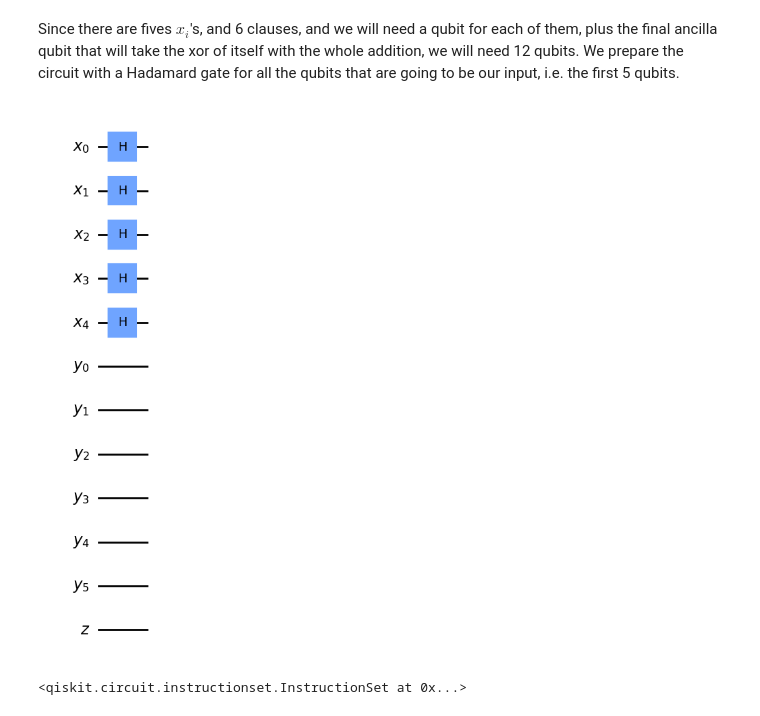
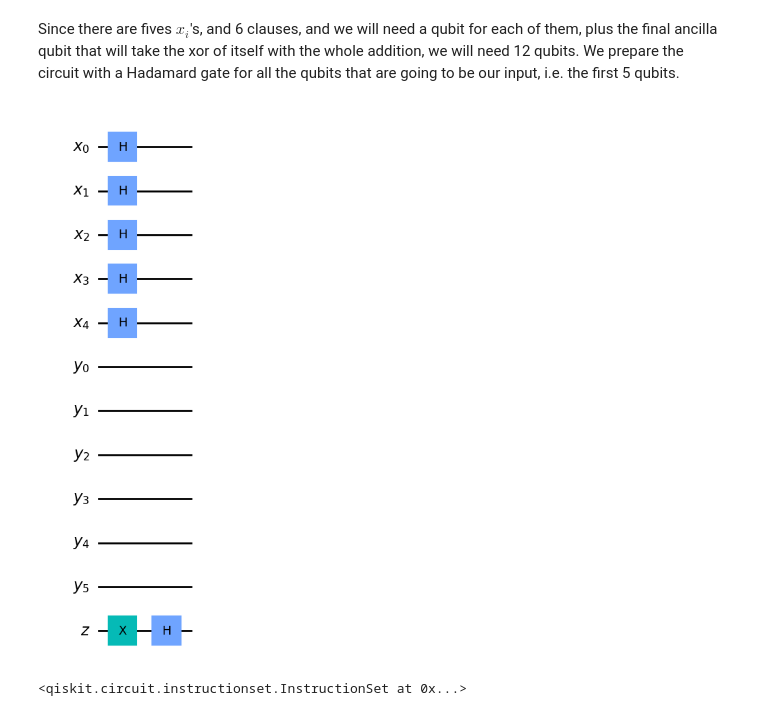
Before and after one commit to justadude12/QCProj2024, a Jupyter notebook: proj.ipynb, the cells around one changed output. Cells and saved outputs as stored; diff of their text form; code cells hidden in the pictures.

```diff
--- a/proj.ipynb
+++ b/proj.ipynb
@@ -12,20 +14,22 @@ Since there are fives $x_i$'s, and 6 clauses, and we will need a qubit for each
 # %%
 from qiskit import QuantumRegister, ClassicalRegister, QuantumCircuit
 from numpy import pi
 
 qreg_x = QuantumRegister(5, 'x')
 qreg_y = QuantumRegister(6, 'y')
 qreg_z = QuantumRegister(1, 'z')
 circuit = QuantumCircuit(qreg_x, qreg_y, qreg_z)
 
 circuit.h(qreg_x[0])
 circuit.h(qreg_x[1])
 circuit.h(qreg_x[2])
 circuit.h(qreg_x[3])
 circuit.h(qreg_x[4])
+circuit.x(qreg_z[0])
+circuit.h(qreg_z[0])
 circuit.draw('mpl')
 # %% [output]
-[figure, old version]
+[figure, new version]
 # %%
 Prep = QuantumCircuit(12, name='Prep')
 Prep.h(0)
```
Also changed, not shown: parts of 35 cells of this notebook.
